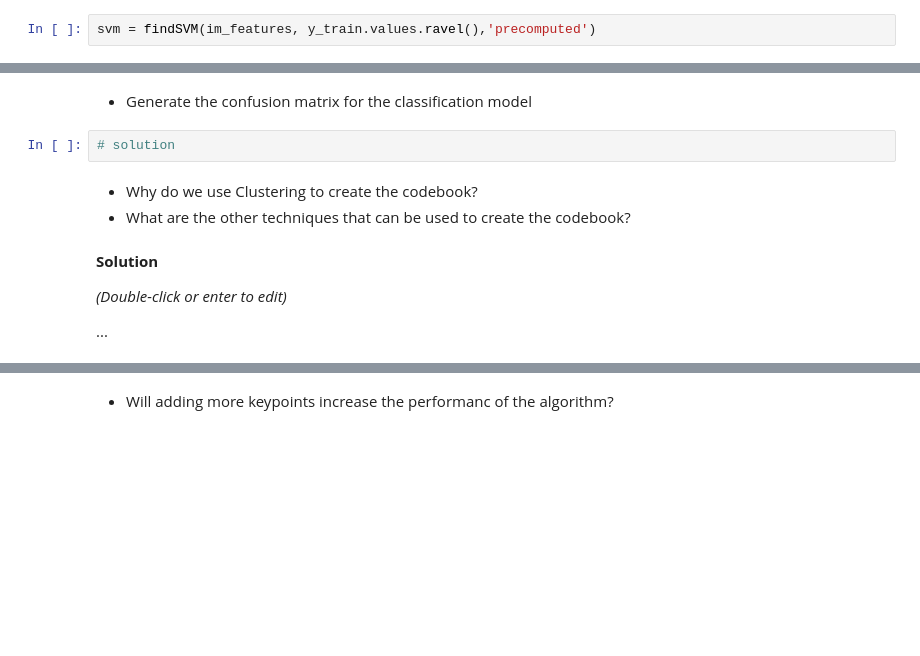
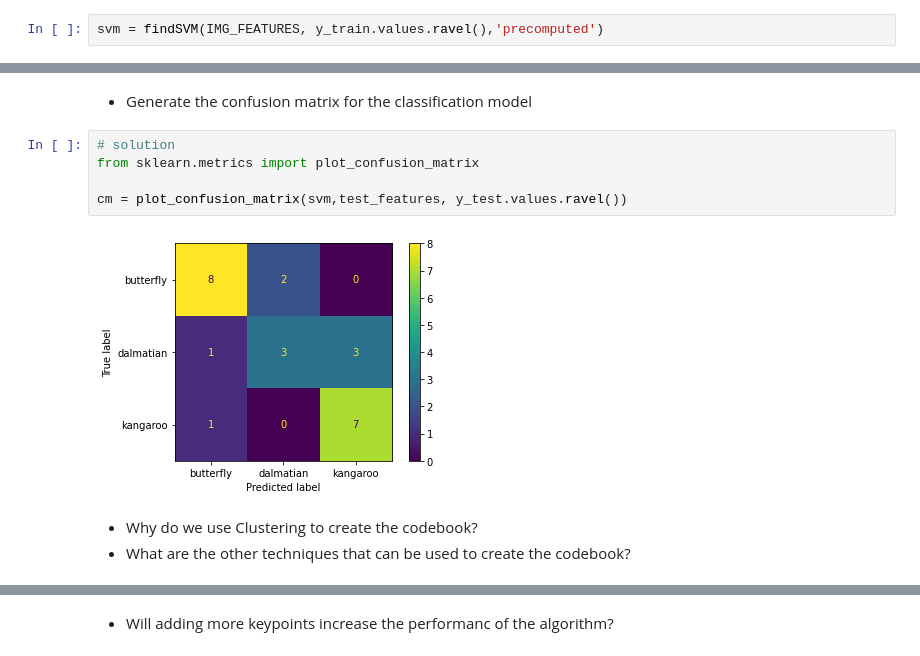
Before and after one commit to walzter/upc-cv, a Jupyter notebook: LAB/p4_2_image_classification_using_BoVW/p4_2_image_classification_using_BoVW.ipynb, the cells around one changed output, grey strips where cells are left out. Cells and saved outputs as stored; diff of their text form; blank space fills up the shorter version.

```diff
--- a/LAB/p4_2_image_classification_using_BoVW/p4_2_image_classification_using_BoVW.ipynb
+++ b/LAB/p4_2_image_classification_using_BoVW/p4_2_image_classification_using_BoVW.ipynb
@@ -261,4 +271,4 @@ def findSVM(im_features, train_labels, kernel):
     svm.fit(features, train_labels)
     return svm
 # %%
-svm = findSVM(im_features, y_train.values.ravel(),'precomputed')
+svm = findSVM(IMG_FEATURES, y_train.values.ravel(),'precomputed')
@@ -282,13 +312,12 @@ https://machinelearningknowledge.ai/image-classification-using-bag-of-visual-wor
 # %% [markdown]
 *   Generate the confusion matrix for the classification model
-# %%
-# solution
+# %%
+# solution
+from sklearn.metrics import plot_confusion_matrix
+
+cm = plot_confusion_matrix(svm,test_features, y_test.values.ravel())
+# %% [output]
+[figure, added]
 # %% [markdown]
 *   Why do we use Clustering to create the codebook?
 *   What are the other techniques that can be used to create the codebook?
-# %% [markdown]
-**Solution**
-
-*(Double-click or enter to edit)*
-
-...
```
Also changed, not shown: parts of 13 cells of this notebook.
